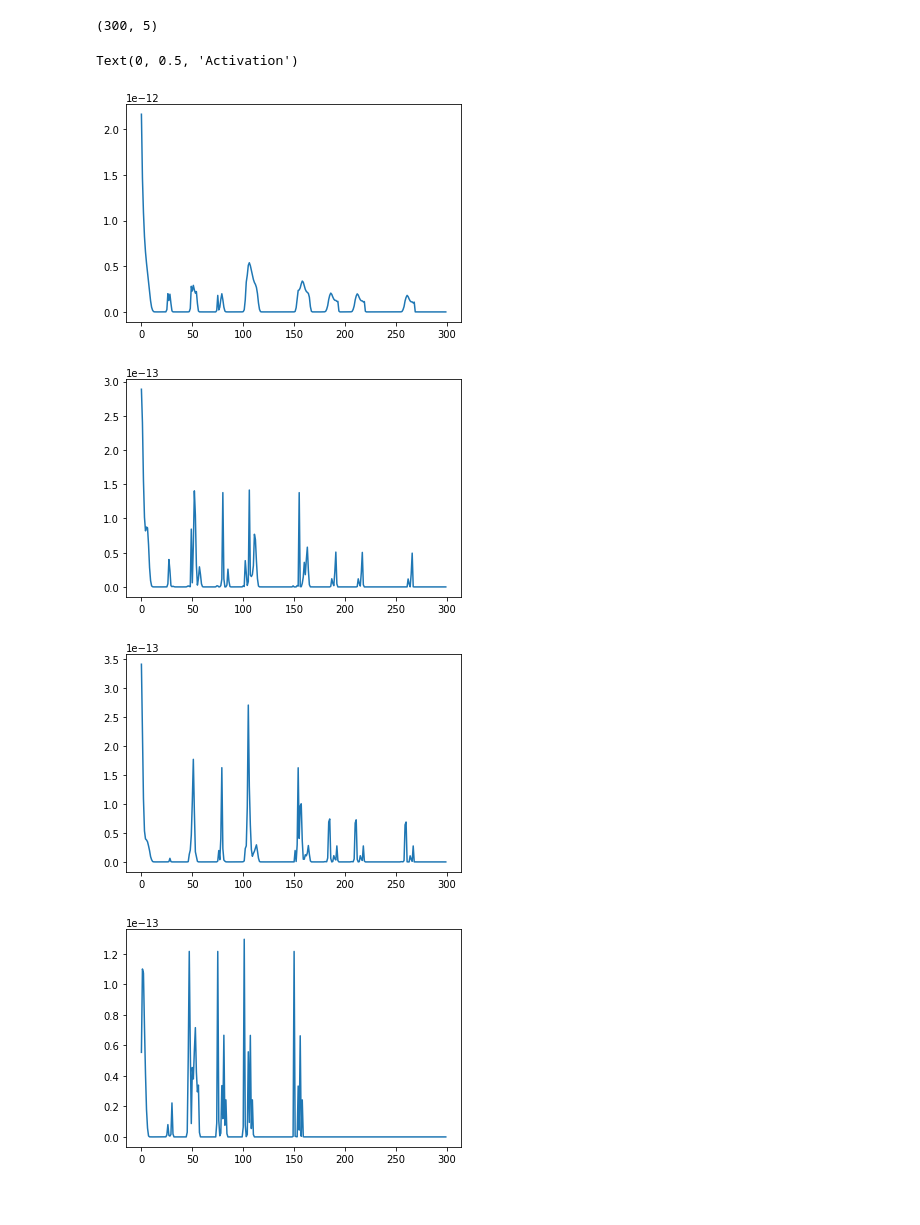
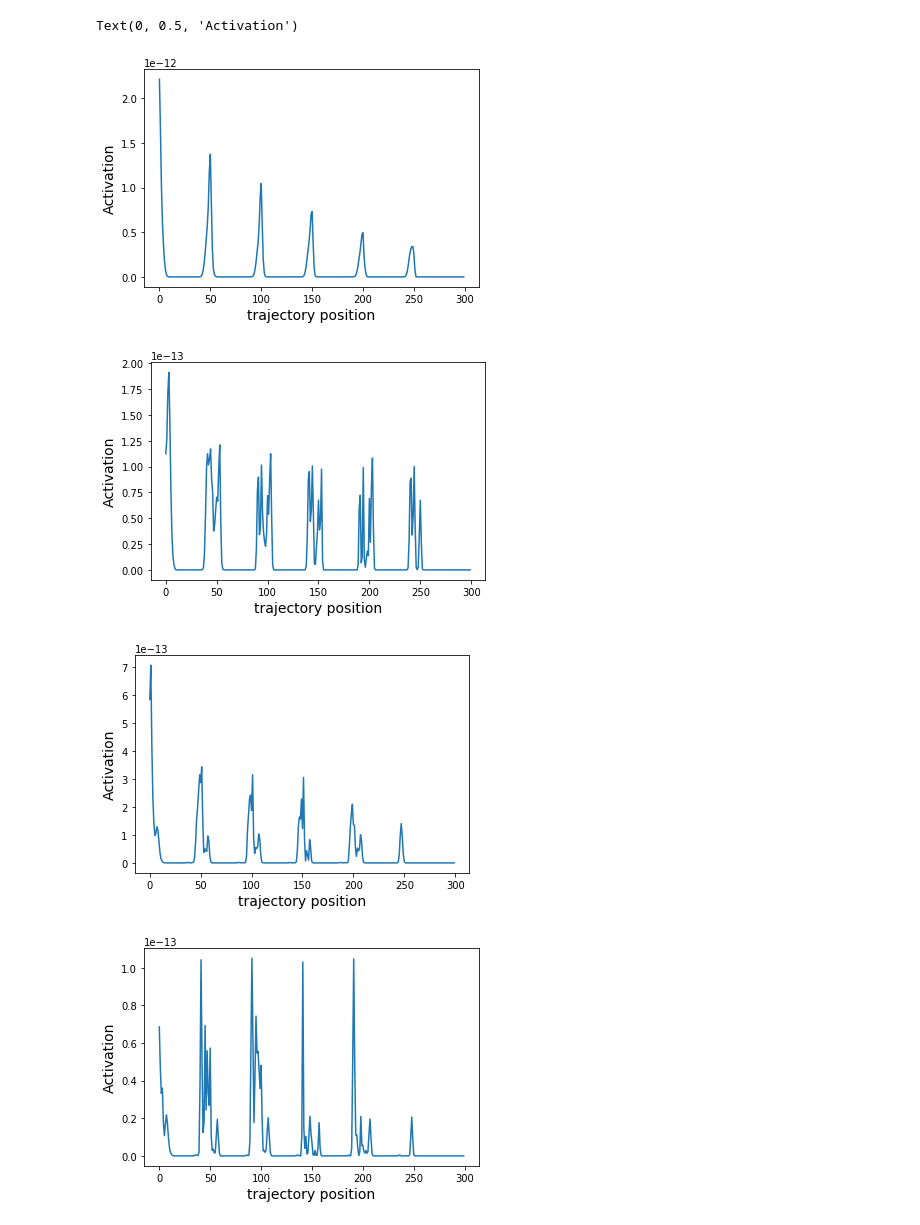
Before and after one commit to s72sue/spatial_cells, a Jupyter notebook: gridcells/noisyTrajectories.ipynb, the cells around one changed output. Drawn from its saved outputs; the diff is of its cells as text; code cells hidden in the pictures; blank space fills up the shorter version.

Commit message:
changed trajectory shape

```diff
--- a/gridcells/noisyTrajectories.ipynb
+++ b/gridcells/noisyTrajectories.ipynb
@@ -85,9 +86,9 @@ np.random.seed(40) #25768
 
 # choose random points on the trajectory to place the fields
 # grid field
-#idx = [0, 50, 2*50, 3*50, 4*50, 5*50]
+idx = [0, 50, 2*50, 3*50, 4*50, 5*50]
 
-idx = np.random.randint(low=0, high=len_traj, size=num_fields)
+#idx = np.random.randint(low=0, high=len_traj, size=num_fields)
 field_pos = pos[:,idx,0] # field positions
 
 sigma = 5  # std dev of place field gaussian
@@ -170,9 +171,6 @@ N_actvatn = nx_actvatn * ny_actvatn
 
 # average the activations of all neurons to consider them as a single neuron
 firing_rate = np.mean(N_actvatn, axis=0)
-print (firing_rate.shape)
-# %% [output]
-(300, 5)
 # %%
 def autocorr(x, y):
     result = np.correlate(x, y, mode='full')
@@ -183,45 +181,51 @@ def autocorr(x, y):
 corr = autocorr(firing_rate[:,0], firing_rate[:,0])
 plt.figure()
 plt.plot(corr)
+plt.xlabel("trajectory position", fontsize=14)
+plt.ylabel("Activation", fontsize=14)
 
 corr = autocorr(firing_rate[:,0], firing_rate[:,1])
 plt.figure()
 plt.plot(corr)
+plt.xlabel("trajectory position", fontsize=14)
+plt.ylabel("Activation", fontsize=14)
 
 corr = autocorr(firing_rate[:,0], firing_rate[:,2])
 plt.figure()
 plt.plot(corr)
+plt.xlabel("trajectory position", fontsize=14)
+plt.ylabel("Activation", fontsize=14)
 
 corr = autocorr(firing_rate[:,0], firing_rate[:,3])
 plt.figure()
 plt.plot(corr)
+plt.xlabel("trajectory position", fontsize=14)
+plt.ylabel("Activation", fontsize=14)
 
 corr = autocorr(firing_rate[:,0], firing_rate[:,4])
 plt.figure()
 plt.plot(corr)
+plt.xlabel("trajectory position", fontsize=14)
+plt.ylabel("Activation", fontsize=14)
 
 # corr = autocorr(firing_rate[:,1], firing_rate[:,2])
 # plt.figure()
 # plt.plot(corr)
 
 # corr = autocorr(firing_rate[:,2], firing_rate[:,3])
 # plt.figure()
 # plt.plot(corr)
 
 # corr = autocorr(firing_rate[:,3], firing_rate[:,4])
 # plt.figure()
 # plt.plot(corr)
 
 # corr = autocorr(firing_rate[:,1], firing_rate[:,4])
 # plt.figure()
 # plt.plot(corr)
-
-
-plt.xlabel("trajectory position")
-plt.ylabel("Activation")
 # %% [output]
 Text(0, 0.5, 'Activation')
-[figure, old version]
+[figure, new version]
-[figure, old version]
+[figure, new version]
-[figure, old version]
+[figure, new version]
-[figure, old version]
+[figure, new version]
```
Also changed, not shown: parts of 6 cells of this notebook.
